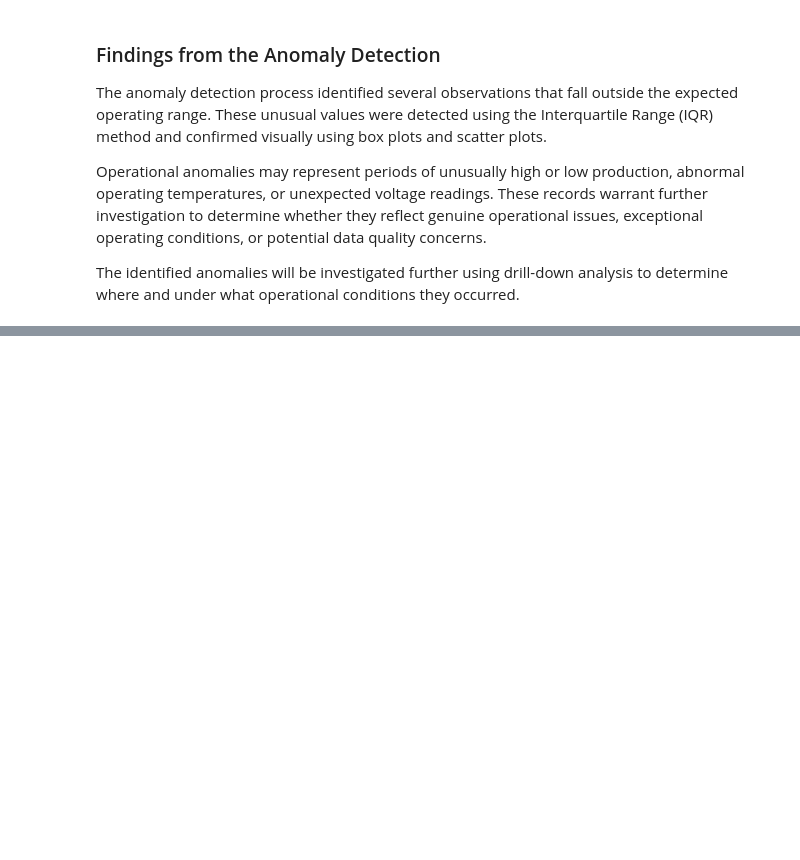
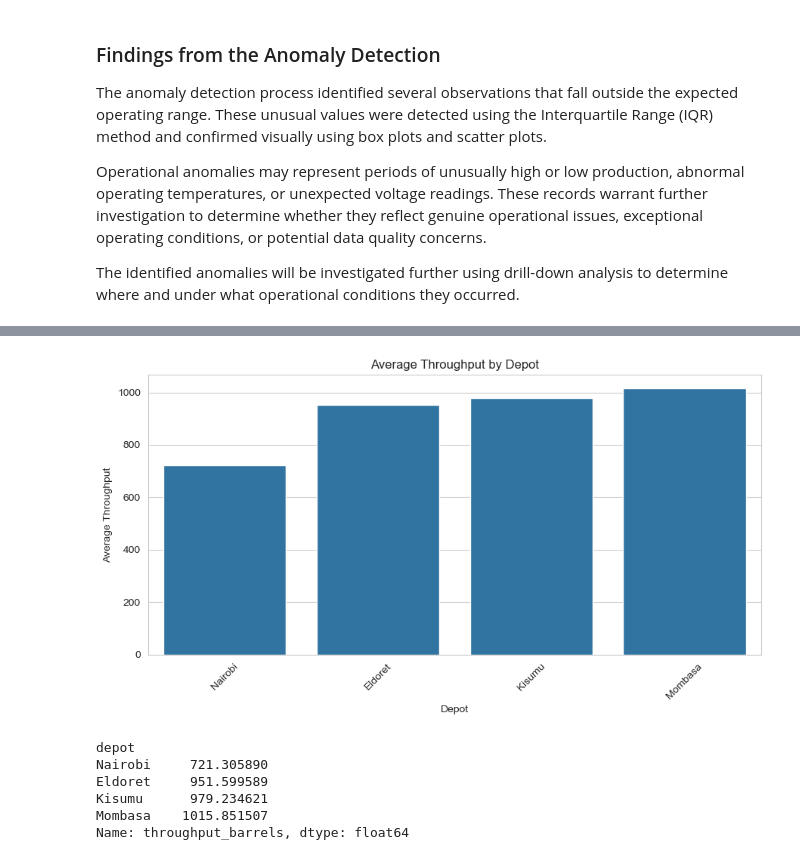
Before and after one commit to WanjikuSharon/week5_diagnostics_analysis, a Jupyter notebook: week5_diagnostics_analysis.ipynb, the cells around one changed output, grey strips where cells are left out. Saved outputs shown, nothing was run; the diff lists cells and outputs as text; code cells hidden in the pictures; blank space fills up the shorter version.

```diff
--- a/week5_diagnostics_analysis.ipynb
+++ b/week5_diagnostics_analysis.ipynb
@@ -556,0 +566,40 @@ The identified anomalies will be investigated further using drill-down analysis
+# %%
+#Throughput by Depot
+throughput_depot = (
+    df.groupby("depot")["throughput_barrels"]
+      .mean()
+      .sort_values()
+)
+
+plt.figure(figsize=(9,5))
+
+sns.barplot(
+    x=throughput_depot.index,
+    y=throughput_depot.values
+)
+
+plt.title("Average Throughput by Depot")
+plt.xlabel("Depot")
+plt.ylabel("Average Throughput")
+
+plt.xticks(rotation=45)
+
+plt.tight_layout()
+
+plt.savefig(
+    "charts/drilldown_depot_throughput.png",
+    dpi=300,
+    bbox_inches="tight"
+)
+
+plt.show()
+
+throughput_depot
+# %% [output]
+[figure, added]
+depot
+Nairobi     721.305890
+Eldoret     951.599589
+Kisumu      979.234621
+Mombasa    1015.851507
+Name: throughput_barrels, dtype: float64
```
Also changed, not shown: parts of 5 cells of this notebook.
